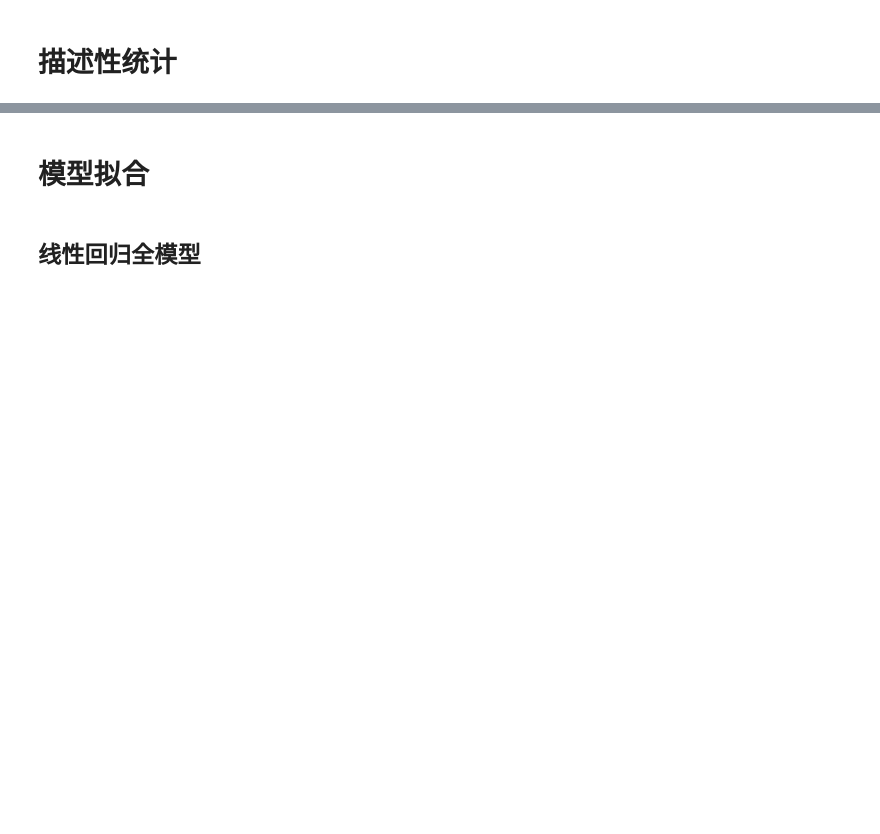
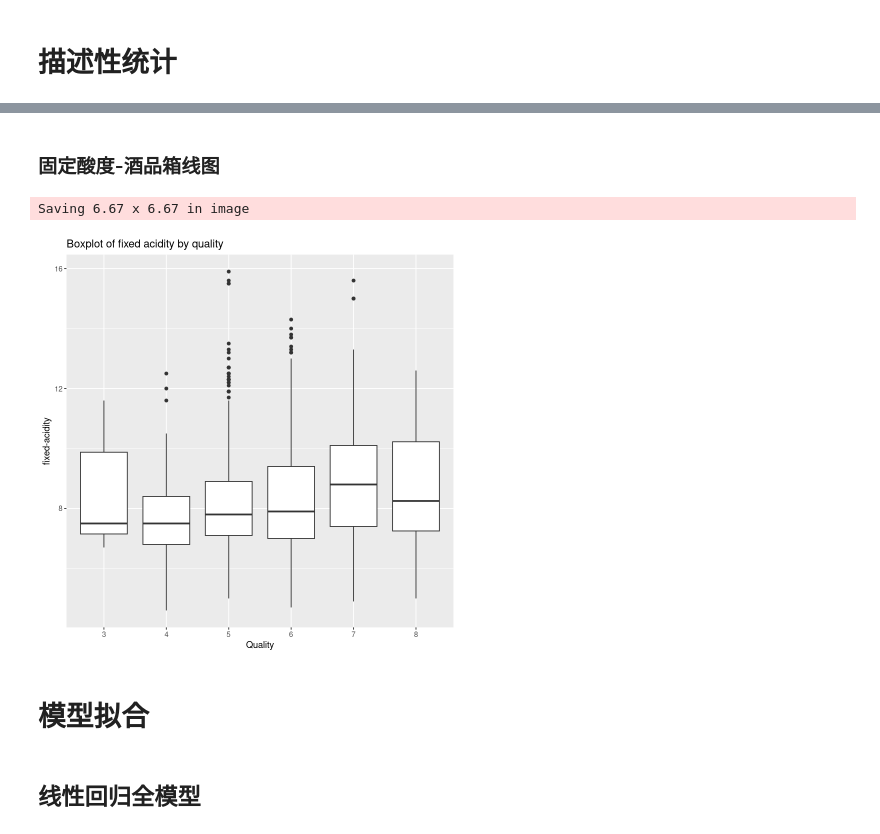
Before and after one commit to Aoblex/2023-fall-SUFE-regression-analysis-report, a Jupyter notebook: winequality-regression.ipynb, the cells around one changed output, grey strips where cells are left out. Drawn from its saved outputs; the diff is of its cells as text; code cells hidden in the pictures; blank space fills up the shorter version.

```diff
--- a/winequality-regression.ipynb
+++ b/winequality-regression.ipynb
@@ -20,3 +92,18 @@ wine.quality <- read.csv(file.name)
+# %% [markdown]
+### 固定酸度-酒品箱线图
+# %%
+# 获取箱线图数据
+num_categories <- 5  # 设定分成的类别数量
+
+# 绘图
+figure.path <- file.path(red.wine.folder, figure.folder, "fixed-acidity-boxplot.png")
+ggplot(red.wine, aes(x = factor(quality), y = fixed.acidity,group = factor(quality))) +
+  geom_boxplot() +
+  labs(x = "Quality", y = "fixed-acidity", title = "Boxplot of fixed acidity by quality")
+ggsave(figure.path)
+# %% [output]
+Saving 6.67 x 6.67 in image
+[figure, added]
 # %% [markdown]
 # 模型拟合
 # %%
```
Also changed, not shown: parts of 11 cells of this notebook, 13 other files.
